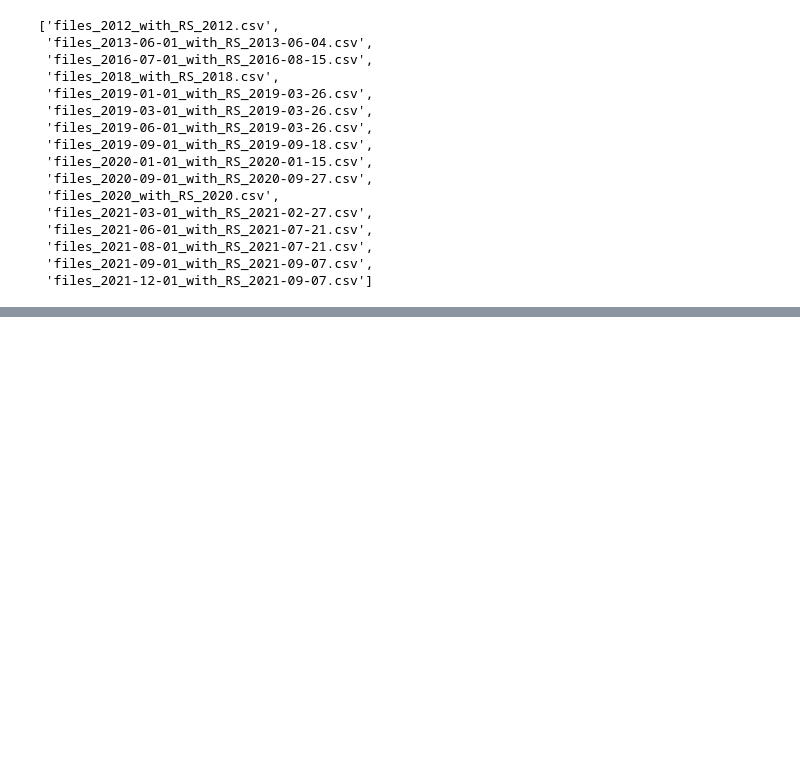
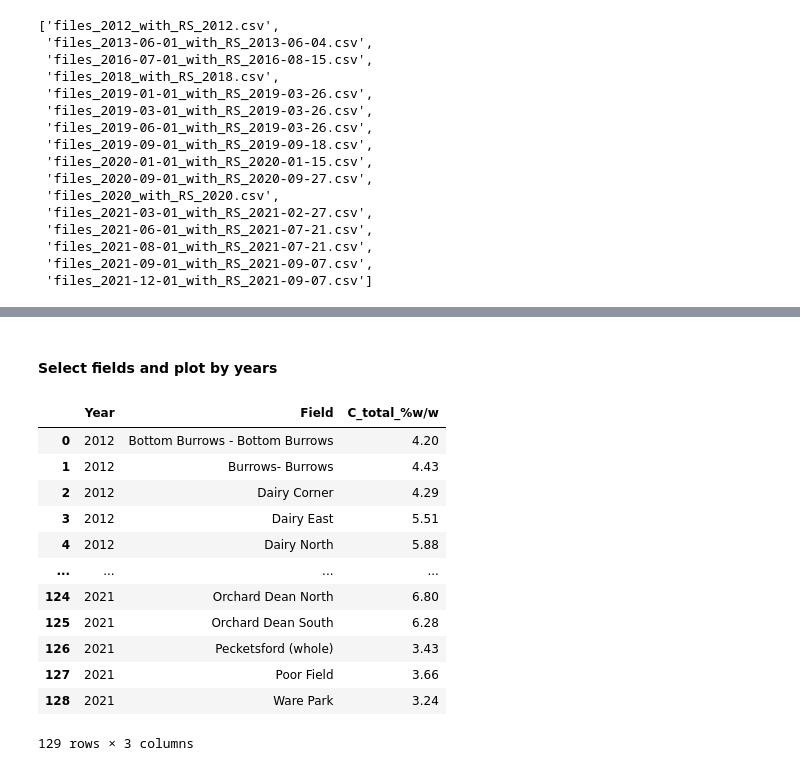
Before and after one commit to neli12/project-carbon-RR, a Jupyter notebook: First steps in analysing RR data.ipynb, the cells around one changed output, grey strips where cells are left out. Saved outputs shown, nothing was run; the diff lists cells and outputs as text; code cells hidden in the pictures; blank space fills up the shorter version.

```diff
--- a/First steps in analysing RR data.ipynb
+++ b/First steps in analysing RR data.ipynb
@@ -1045,0 +1076,20 @@ f2_df.to_csv("final_dataRR_with_RS.csv", index = False)
+# %% [markdown]
+#### Select fields and plot by years
+# %%
+group_by_field_year = f2_df.groupby(['Year','Field']).agg({'C_total_%w/w': 'mean'}).reset_index()
+group_by_field_year['C_total_%w/w'] = group_by_field_year['C_total_%w/w'].round(2)
+group_by_field_year
+# %% [output]
+|  | Year | Field | C_total_%w/w |
+| 0 | 2012 | Bottom Burrows - Bottom Burrows | 4.20 |
+| 1 | 2012 | Burrows- Burrows | 4.43 |
+| 2 | 2012 | Dairy Corner | 4.29 |
+| 3 | 2012 | Dairy East | 5.51 |
+| 4 | 2012 | Dairy North | 5.88 |
+| ... | ... | ... | ... |
+| 124 | 2021 | Orchard Dean North | 6.80 |
+| 125 | 2021 | Orchard Dean South | 6.28 |
+| 126 | 2021 | Pecketsford (whole) | 3.43 |
+| 127 | 2021 | Poor Field | 3.66 |
+| 128 | 2021 | Ware Park | 3.24 |
+129 rows × 3 columns
```
Also changed, not shown: parts of 12 cells of this notebook.
